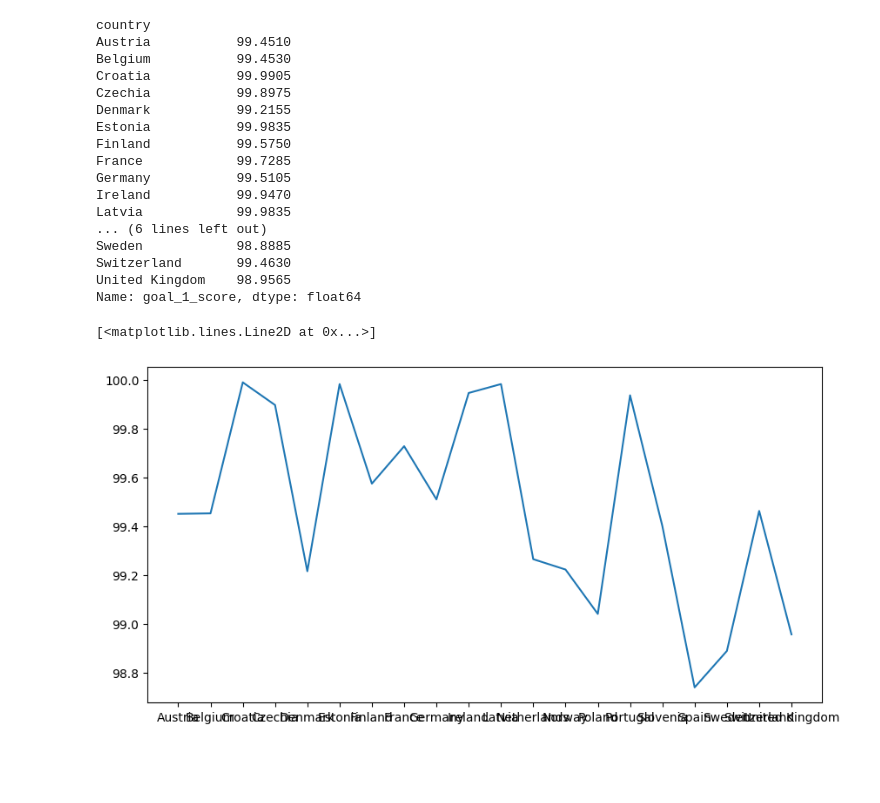
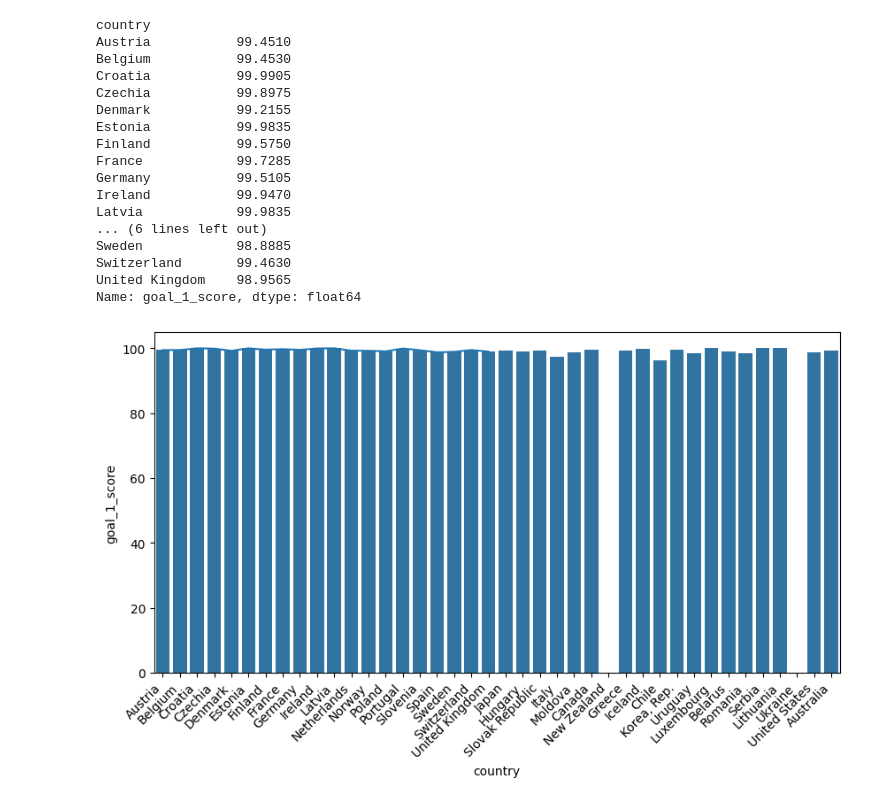
Before and after one commit to MbuyiseloNtando/Sustainable-development-report-2000-2023-, a Jupyter notebook: new.ipynb, the cells around one changed output. Drawn from its saved outputs; the diff is of its cells as text; code cells hidden in the pictures; blank space fills up the shorter version.

```diff
--- a/new.ipynb
+++ b/new.ipynb
@@ -62,9 +62,3 @@ Name: goal_1_score, dtype: float64
 # %%
 import matplotlib.pyplot as plt
 %matplotlib inline
-# %%
-fig, axes = plt.subplots(figsize = (10,5))
-axes.plot(df1)
-# %% [output]
-[<matplotlib.lines.Line2D at 0x...>]
-[figure, removed]
@@ -70,0 +67,8 @@ axes.plot(df1)
+# %%
+fig, axes = plt.subplots(figsize = (10,5))
+axes.plot(df1)
+ax=sns.barplot(data=df.head(40), x=df.head(40).country, y=df.head(40).goal_1_score.dropna(), legend=False)
+plt.xticks(rotation=45, ha='right')
+plt.show()
+# %% [output]
+[figure, added]
```
Also changed, not shown: parts of 1 cell of this notebook.
